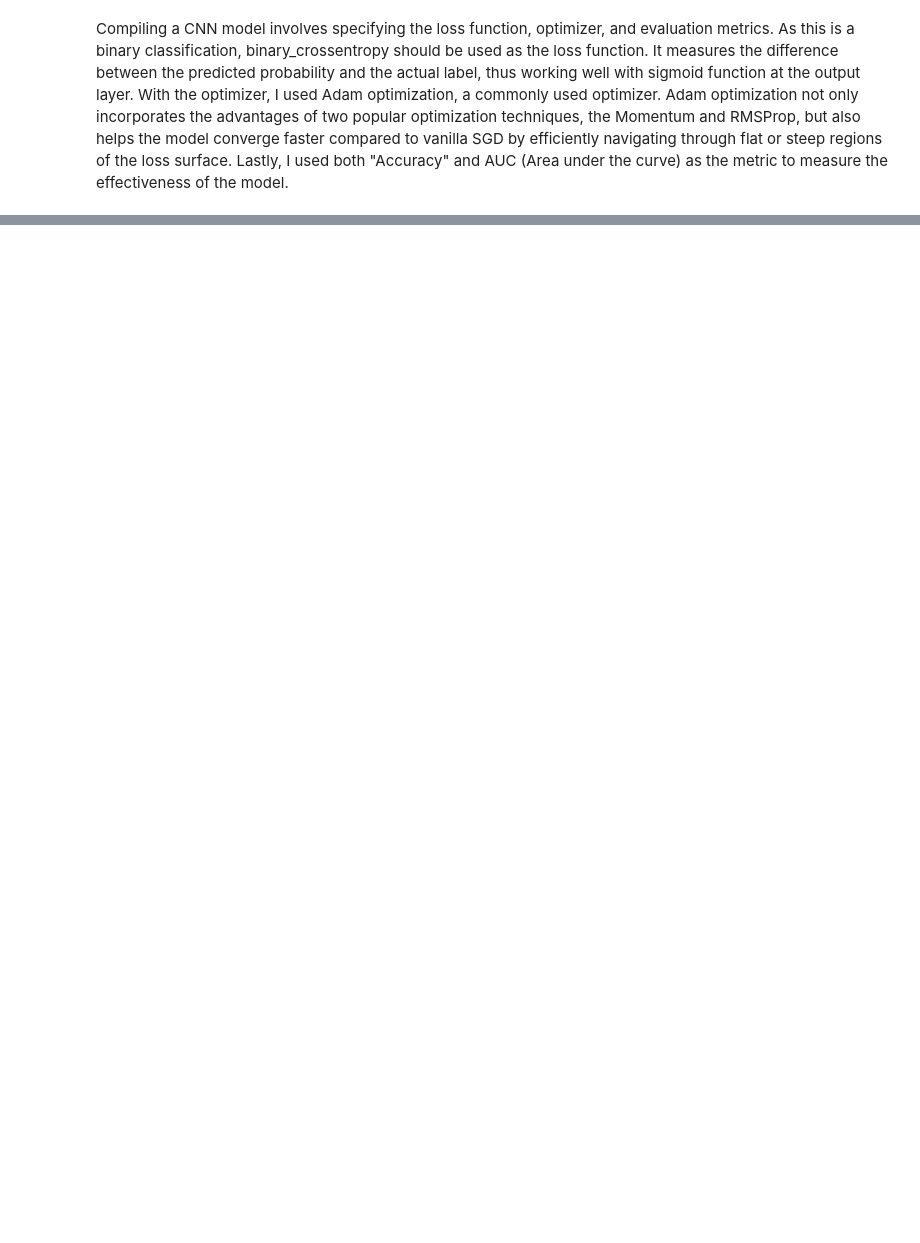
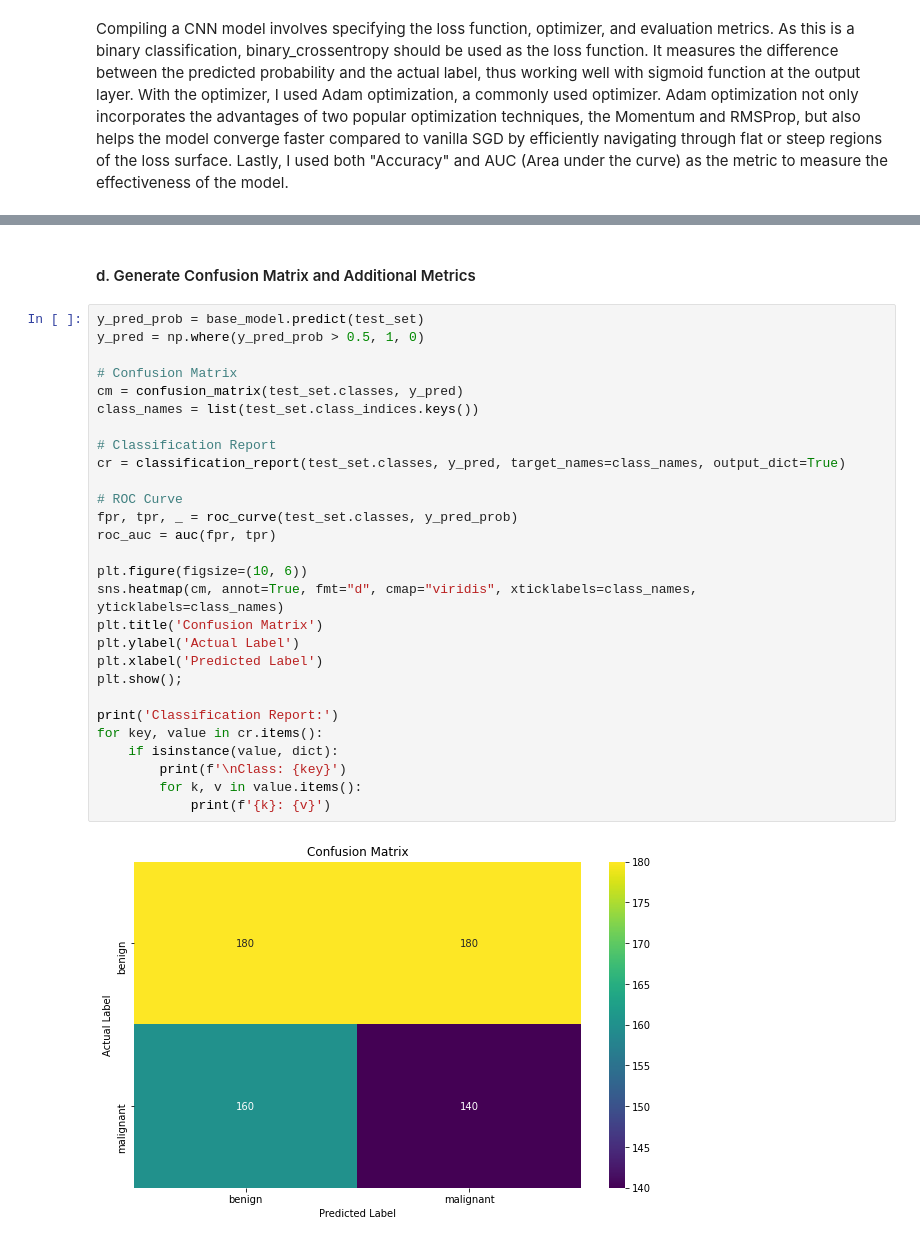
Before and after one commit to taingocbui/Skin-Cancer-Detection-Using-CNN-ResNet50-XGBoost, a Jupyter notebook: project5.ipynb, the cells around one changed output, grey strips where cells are left out. Cells and saved outputs as stored; diff of their text form; blank space fills up the shorter version.

```diff
--- a/project5.ipynb
+++ b/project5.ipynb
@@ -187,0 +276,32 @@ early_stopping = EarlyStopping(monitor='val_loss', patience=5, verbose=1, restor
+# %% [markdown]
+#### d. Generate Confusion Matrix and Additional Metrics
+# %%
+y_pred_prob = base_model.predict(test_set)
+y_pred = np.where(y_pred_prob > 0.5, 1, 0)
+
+# Confusion Matrix
+cm = confusion_matrix(test_set.classes, y_pred)
+class_names = list(test_set.class_indices.keys())
+
+# Classification Report
+cr = classification_report(test_set.classes, y_pred, target_names=class_names, output_dict=True)
+
+# ROC Curve
+fpr, tpr, _ = roc_curve(test_set.classes, y_pred_prob)
+roc_auc = auc(fpr, tpr)
+
+plt.figure(figsize=(10, 6))
+sns.heatmap(cm, annot=True, fmt="d", cmap="viridis", xticklabels=class_names, yticklabels=class_names)
+plt.title('Confusion Matrix')
+plt.ylabel('Actual Label')
+plt.xlabel('Predicted Label')
+plt.show();
+
+print('Classification Report:')
+for key, value in cr.items():
+    if isinstance(value, dict):
+        print(f'\nClass: {key}')
+        for k, v in value.items():
+            print(f'{k}: {v}')
+# %% [output]
+[figure, added]
```
Also changed, not shown: parts of 13 cells of this notebook, 1 other file.
